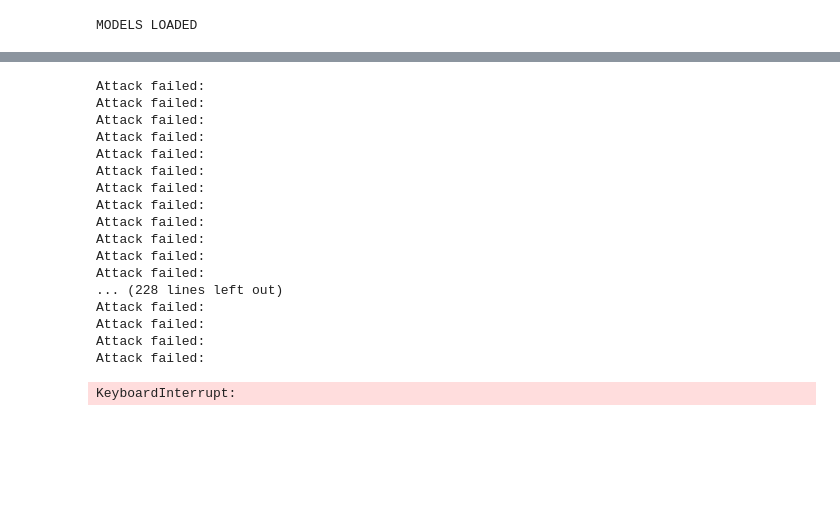
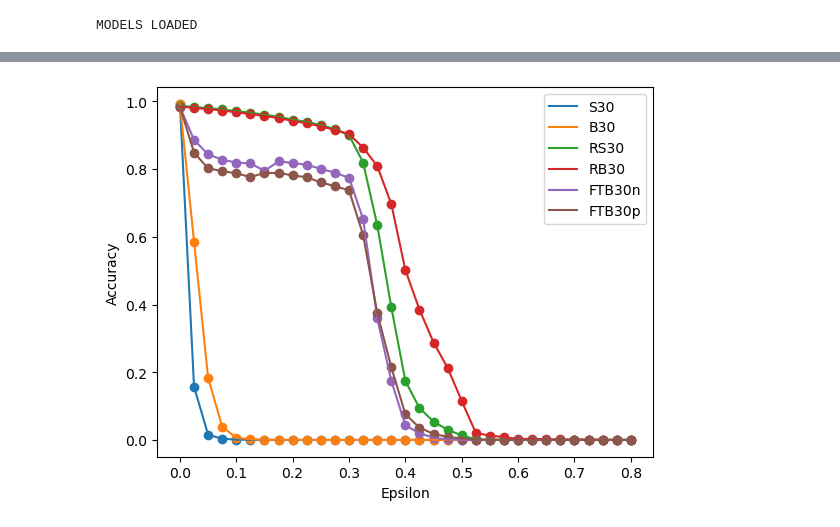
Before and after one commit to hugorecio-7/Praktikak-PrototypeDNN-Robustness-main, a Jupyter notebook: Adversarial_Attacks_Testing.ipynb, the cells around one changed output, grey strips where cells are left out. Saved outputs shown, nothing was run; the diff lists cells and outputs as text; code cells hidden in the pictures; blank space fills up the shorter version.

```diff
--- a/Adversarial_Attacks_Testing.ipynb
+++ b/Adversarial_Attacks_Testing.ipynb
@@ -210,30 +158,13 @@ executing.executing.NotOneValueFound: Expected one value, found 0
 # %%
-iters = 1 #40
+iters = 10 #40
 step = 0.025
 random_start = True
 max_eps = 0.8
 models = [s30, b30, rs30, rb30, ftb30n, ftb30p]
 model_names = ["S30", "B30", "RS30", "RB30", "FTB30n", "FTB30p"]
 loss = CELoss
 attack = partial(LinfBasicIterative_attack, steps=iters)
 
 adversarial_attacks_eps_plot(models, model_names, test_loader, attack, loss, max_eps, step=step, foolbox_use=True)
 # %% [output]
-Attack failed:
-Attack failed:
-Attack failed:
-Attack failed:
-Attack failed:
-Attack failed:
-Attack failed:
-Attack failed:
-Attack failed:
-Attack failed:
-Attack failed:
-Attack failed:
-... (228 lines left out)
-Attack failed:
-Attack failed:
-Attack failed:
-Attack failed:
-KeyboardInterrupt:
+[figure, added]
```
Also changed, not shown: parts of 7 cells of this notebook, 3 other files.
